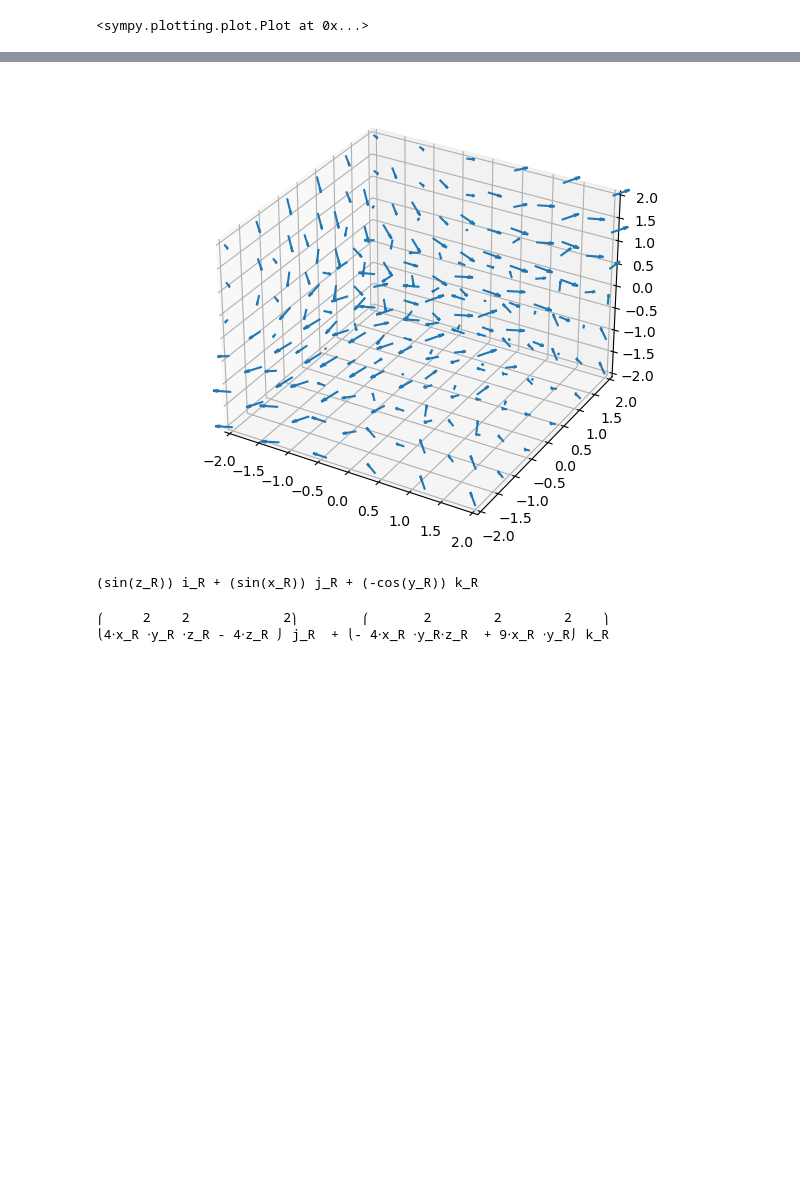
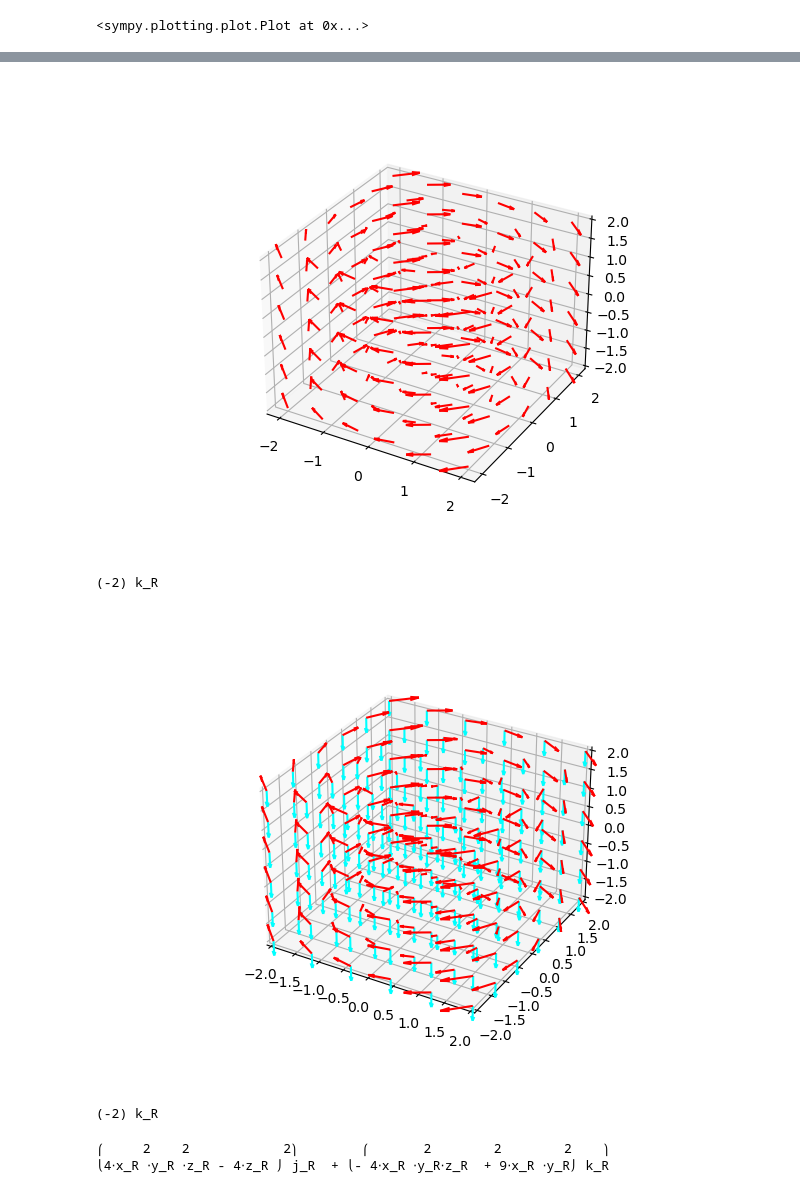
Before and after one commit to QuMCoding/QM-Book-Source, a Jupyter notebook: vector.ipynb, the cells around one changed output, grey strips where cells are left out. Drawn from its saved outputs; the diff is of its cells as text; code cells hidden in the pictures; blank space fills up the shorter version.

```diff
--- a/vector.ipynb
+++ b/vector.ipynb
@@ -259,30 +260,36 @@ pprint(d)
 # %%
 # 什麼是旋度
 # 旋度是∇ × f
 plt.clf()
-ax = plt.axes(projection="3d")
-R = CoordSys3D("R")
-f = sin(R.y) * R.i + \
-    cos(R.z) * R.j + \
-    cos(R.x) * R.k
+ax = plt.axes(projection="3d")  # 畫3d圖
+R = CoordSys3D("R")  # 建立實數空間
+f = R.y * R.i - R.x * R.j  # 定義f為向量函數
+X4B, Y4B, Z4B = np.mgrid[-2:2:6j, -2:2:6j, -2:2:6j]
+X4BV, Y4BV, Z4BV = np.copy(X4B), np.copy(Y4B), np.copy(Z4B)
+for i, v in np.ndenumerate(X4Q):
+    now = f.subs({R.x: v, R.y: Y4B[i], R.z: Z4B[i]}).to_matrix(R)[:3]
+    X4BV[i], Y4BV[i], Z4BV[i] = now
+plt.quiver(X4B, Y4B, Z4B, X4BV, Y4BV, Z4BV, length=0.2, color="red")
+plt.show()
+
 c = delop.cross(f, doit=True)
+pprint(c)
 X4Q, Y4Q, Z4Q = np.mgrid[-2:2:6j, -2:2:6j, -2:2:6j]
 X4QV, Y4QV, Z4QV = np.copy(X4Q), np.copy(Y4Q), np.copy(Z4Q)
-
 for i, v in np.ndenumerate(X4Q):
-    now = c.subs({R.z: Z4Q[i], R.x: v, R.y: Y4Q[i]}).to_matrix(R)[:3]
-    X4QV[i] = now[0]
-    Y4QV[i] = now[1]
-    Z4QV[i] = now[2]
+    now = c.subs({R.x: v, R.y: Y4Q[i], R.z: Z4Q[i]}).to_matrix(R)[:3]
+    X4QV[i], Y4QV[i], Z4QV[i] = now
 ax.set_xlim((-2, 2))
 ax.set_ylim((-2, 2))
 ax.set_zlim((-2, 2))
-plt.quiver(X4Q, Y4Q, Z4Q, X4QV, Y4QV, Z4QV, length=0.2)
+plt.quiver(X4Q, Y4Q, Z4Q, X4QV, Y4QV, Z4QV, length=0.2, color="cyan")
 plt.show()
 pprint(c)
 # %% [output]
-[figure, old version]
+[figure, new version]
-(sin(z_R)) i_R + (sin(x_R)) j_R + (-cos(y_R)) k_R
+(-2) k_R
+[figure, added]
+(-2) k_R
 # %%
 # 散度, 直接用curl()
 c = curl(f)
```
Also changed, not shown: parts of 4 cells of this notebook.
